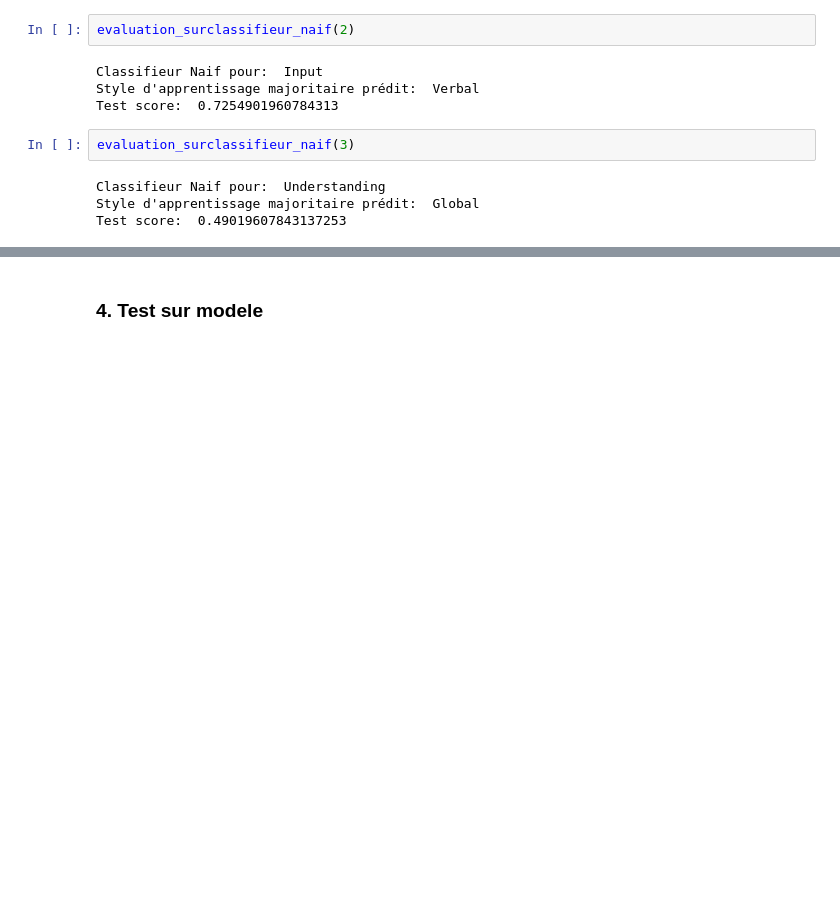
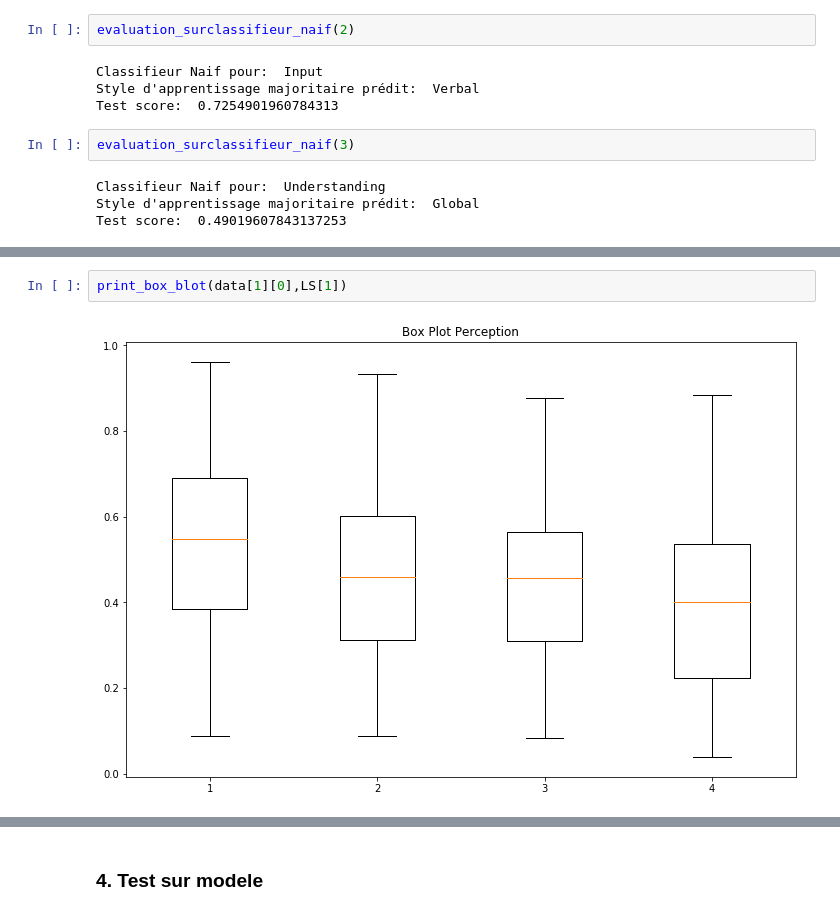
Before and after one commit to MaxwellNM/MLSIM, a Jupyter notebook: main_MLSIM.ipynb, the cells around one changed output, grey strips where cells are left out. Drawn from its saved outputs; the diff is of its cells as text; blank space fills up the shorter version.

```diff
--- a/main_MLSIM.ipynb
+++ b/main_MLSIM.ipynb
@@ -99,0 +138,4 @@ Test score:  0.49019607843137253
+# %%
+print_box_blot(data[1][0],LS[1])
+# %% [output]
+[figure, added]
```
Also changed, not shown: parts of 27 cells of this notebook, 40 other files.
